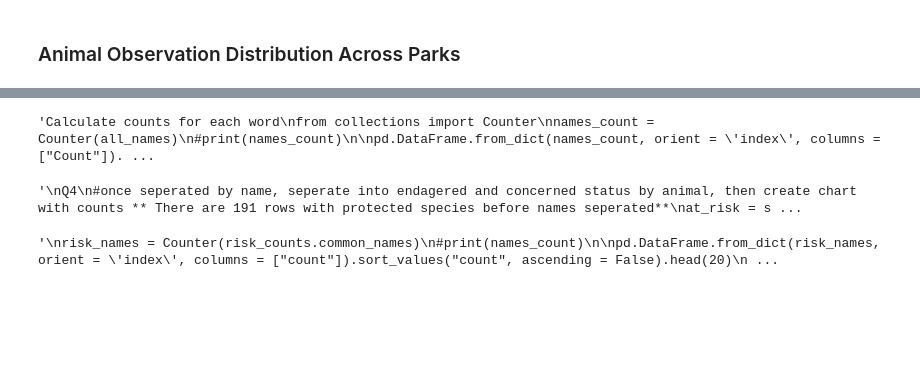
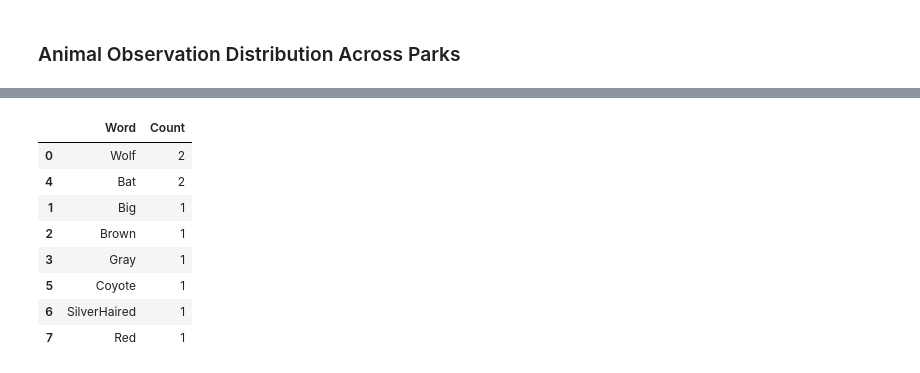
Before and after one commit to h-ostcode/Biodiversity-in-National-Parks, a Jupyter notebook: biodiversity.ipynb, the cells around one changed output, grey strips where cells are left out. Drawn from its saved outputs; the diff is of its cells as text; code cells hidden in the pictures; blank space fills up the shorter version.

```diff
--- a/biodiversity.ipynb
+++ b/biodiversity.ipynb
@@ -388,33 +375,0 @@ pd.DataFrame(set(word_count), columns =['Word', 'Count']).sort_values("Count", a
-# %%
-'''Calculate counts for each word
-from collections import Counter
-names_count = Counter(all_names)
-#print(names_count)
-
-pd.DataFrame.from_dict(names_count, orient = 'index', columns = ["Count"]).sort_values("Count", ascending = False).head(20)'''
-# %% [output]
-'Calculate counts for each word\nfrom collections import Counter\nnames_count = Counter(all_names)\n#print(names_count)\n\npd.DataFrame.from_dict(names_count, orient = \'index\', columns = ["Count"]). ...
-# %%
-'''
-Q4
-#once seperated by name, seperate into endagered and concerned status by animal, then create chart with counts ** There are 191 rows with protected species before names seperated**
-at_risk = species[species.is_protected == True]
-at_risk = at_risk.explode("common_names") #use .explode() function to seperate items from list
-#int(at_risk.head(10))
-#rint(len(at_risk))   #474 rows protected species after seperate names**
-risk_counts =at_risk.groupby(['common_names','conservation_status']).size().reset_index(name='count')
-#isk_counts = risk_counts.sort_values('conservation_status', ascending=False)
-
-print(risk_counts)'''
-# %% [output]
-'\nQ4\n#once seperated by name, seperate into endagered and concerned status by animal, then create chart with counts ** There are 191 rows with protected species before names seperated**\nat_risk = s ...
-# %%
-'''
-risk_names = Counter(risk_counts.common_names)
-#print(names_count)
-
-pd.DataFrame.from_dict(risk_names, orient = 'index', columns = ["count"]).sort_values("count", ascending = False).head(20)
-
-#From the current dataset, there is not enough observational data to identify species with a statistically significat difference in risk. Need to determine if there is a better way to seperate and eval data for this question.'''
-# %% [output]
-'\nrisk_names = Counter(risk_counts.common_names)\n#print(names_count)\n\npd.DataFrame.from_dict(risk_names, orient = \'index\', columns = ["count"]).sort_values("count", ascending = False).head(20)\n ...
@@ -420,0 +378,14 @@ pd.DataFrame.from_dict(risk_names, orient = 'index', columns = ["count"]).sort_v
+# %%
+at_risk = species[species.is_protected == True].common_names.apply(remove_punctuations).str.split().tolist()
+risk_list = names_list(at_risk)
+pd.DataFrame(set(word_count(risk_list)), columns =['Word', 'Count']).sort_values("Count", ascending = False).head(20)
+# %% [output]
+|  | Word | Count |
+| 0 | Wolf | 2 |
+| 4 | Bat | 2 |
+| 1 | Big | 1 |
+| 2 | Brown | 1 |
+| 3 | Gray | 1 |
+| 5 | Coyote | 1 |
+| 6 | SilverHaired | 1 |
+| 7 | Red | 1 |
```
Also changed, not shown: parts of 4 cells of this notebook.
